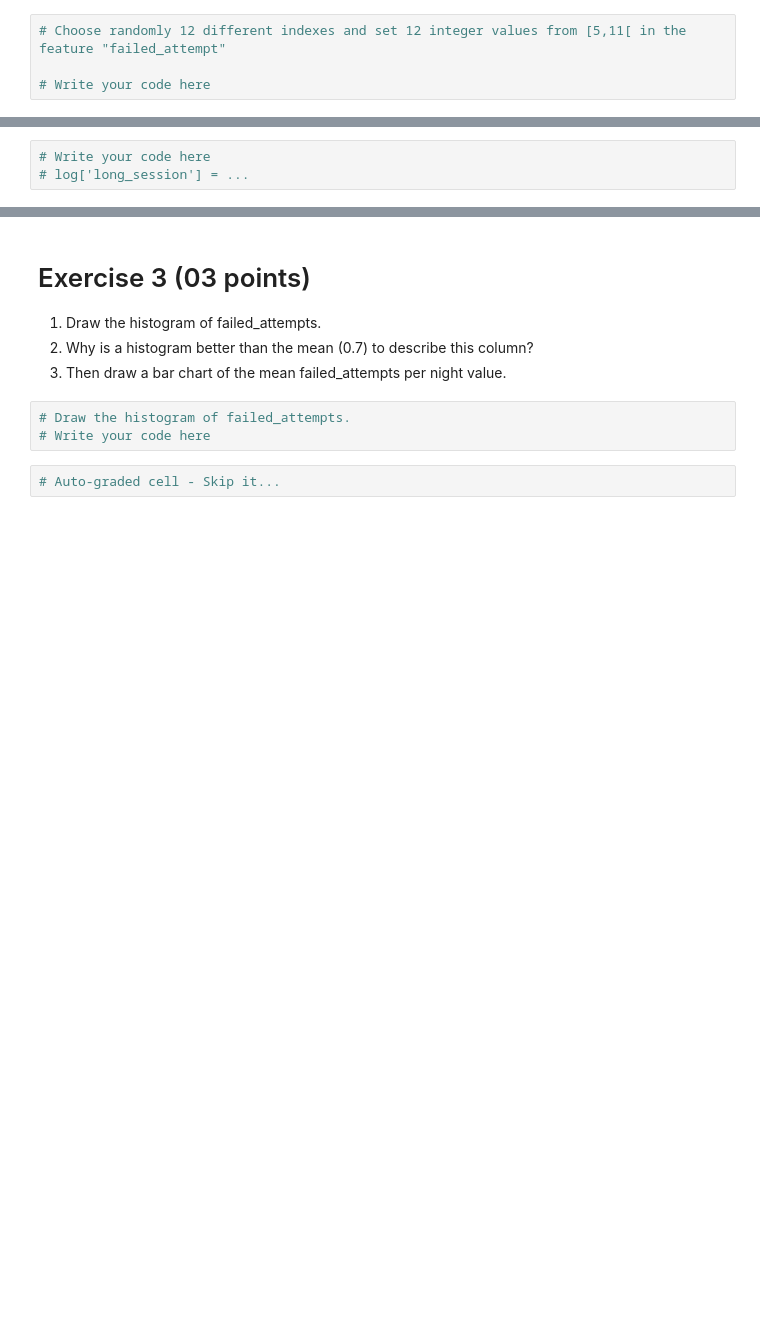
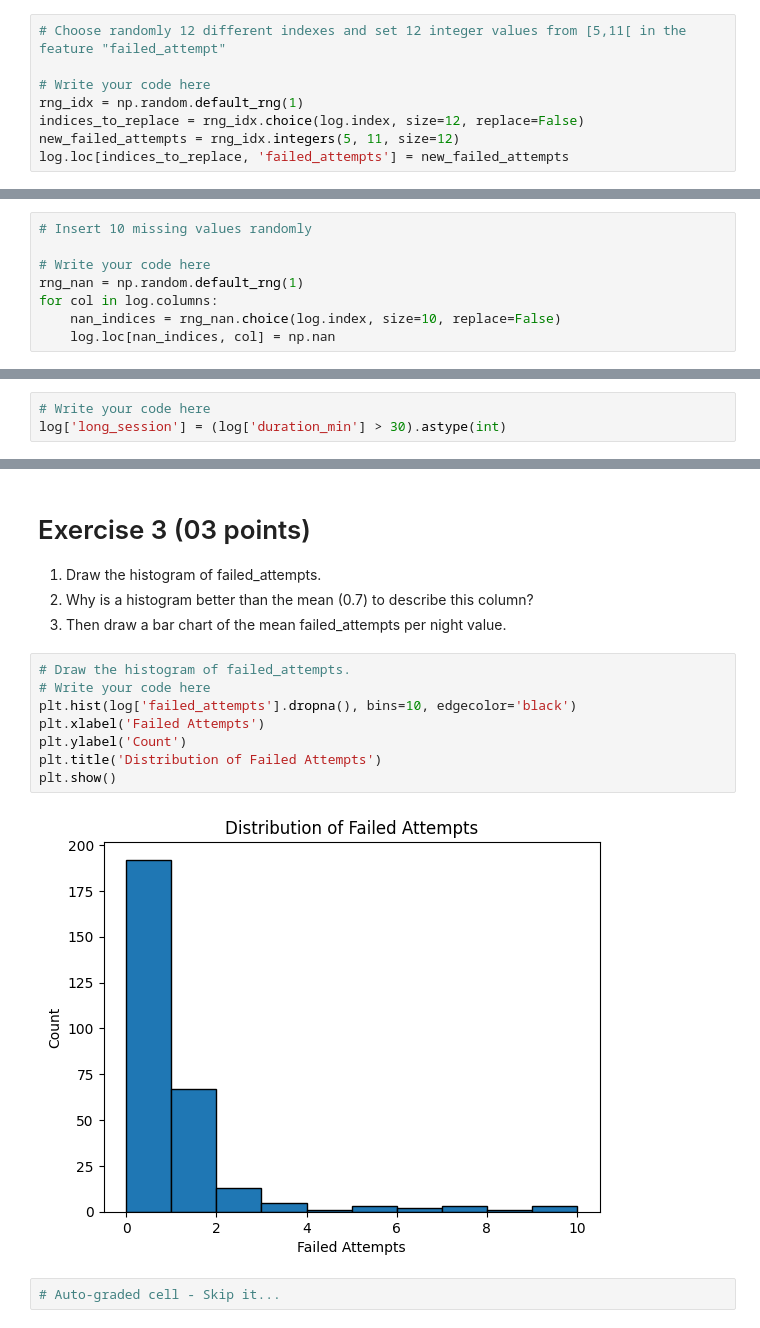
Before and after one commit to fuih/mldls-tp, a Jupyter notebook: TP1.ipynb, the cells around one changed output, grey strips where cells are left out. Cells and saved outputs as stored; diff of their text form; blank space fills up the shorter version.

```diff
--- a/TP1.ipynb
+++ b/TP1.ipynb
@@ -80,6 +87,10 @@ log = pd.DataFrame({"user":    rng.choice(["ali", "sara", "yacine", "nour", "kar
 # Choose randomly 12 different indexes and set 12 integer values from [5,11[ in the feature "failed_attempt"
 
 # Write your code here
+rng_idx = np.random.default_rng(1)
+indices_to_replace = rng_idx.choice(log.index, size=12, replace=False)
+new_failed_attempts = rng_idx.integers(5, 11, size=12)
+log.loc[indices_to_replace, 'failed_attempts'] = new_failed_attempts
 # %%
 # Autograded cell (Failed attempts)
 # Skip it
@@ -90,3 +97,11 @@ log = pd.DataFrame({"user":    rng.choice(["ali", "sara", "yacine", "nour", "kar
+# %%
+# Insert 10 missing values randomly
+
+# Write your code here
+rng_nan = np.random.default_rng(1)
+for col in log.columns:
+    nan_indices = rng_nan.choice(log.index, size=10, replace=False)
+    log.loc[nan_indices, col] = np.nan
 # %%
 # Auto graded cell (missing values)
 # skip it
@@ -112,7 +127,7 @@ log = pd.DataFrame({"user":    rng.choice(["ali", "sara", "yacine", "nour", "kar
 3. Add a column long_session equal to 1 when duration_min is above 30.
 # %%
 # Write your code here
-# log['long_session'] = ...
+log['long_session'] = (log['duration_min'] > 30).astype(int)
 # %%
 # Autograded cell - Skip it
 # %% [markdown]
@@ -123,6 +138,13 @@ log = pd.DataFrame({"user":    rng.choice(["ali", "sara", "yacine", "nour", "kar
 # %%
 # Draw the histogram of failed_attempts.
 # Write your code here
+plt.hist(log['failed_attempts'].dropna(), bins=10, edgecolor='black')
+plt.xlabel('Failed Attempts')
+plt.ylabel('Count')
+plt.title('Distribution of Failed Attempts')
+plt.show()
+# %% [output]
+[figure, added]
 # %%
 # Auto-graded cell - Skip it...
 # %%
```
Also changed, not shown: parts of 17 cells of this notebook.
